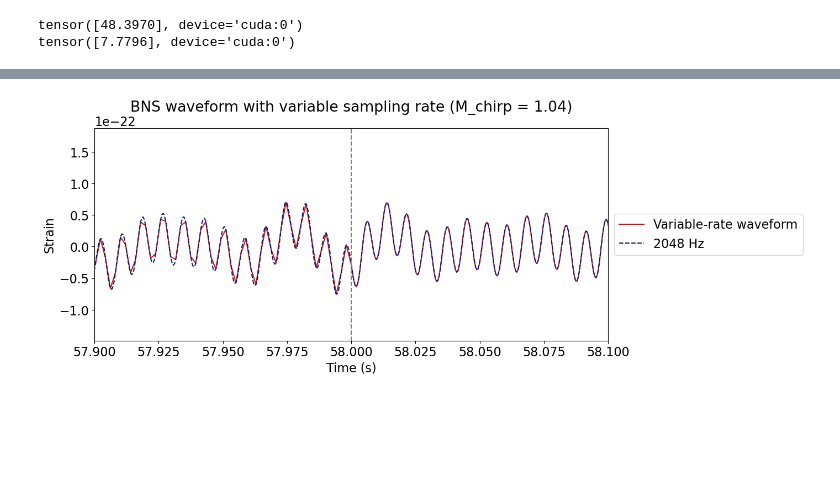
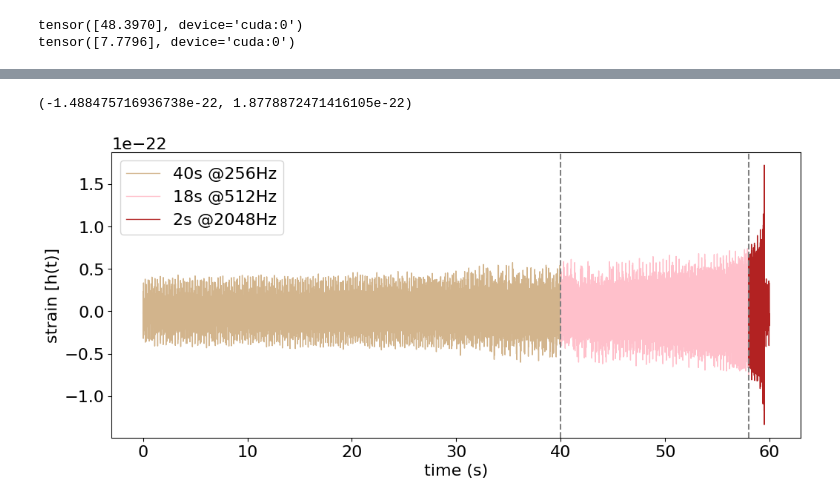
Before and after one commit to bhgupta20/mlgw-project, a Jupyter notebook: bns_tutorial/ml4gw_BNS.ipynb, the cells around one changed output, grey strips where cells are left out. Saved outputs shown, nothing was run; the diff lists cells and outputs as text; code cells hidden in the pictures; blank space fills up the shorter version.

```diff
--- a/bns_tutorial/ml4gw_BNS.ipynb
+++ b/bns_tutorial/ml4gw_BNS.ipynb
@@ -678,17 +678,51 @@ plt.xlim(39.9,40.1)
 plt.show()
 # %% [output]
 [figure]
-# %%
-plt.figure(figsize=(12, 5))
-plt.plot(times_low1.cpu(), h_var_low1.cpu().squeeze(), color='firebrick', label='Variable-rate waveform')
-plt.plot(result_low1[2048]['t'], result_low1[2048]['hp'],color='midnightblue', linestyle='--', label='2048 Hz')
-plt.axvline(x=40, color='grey', linestyle='--')
-plt.axvline(x=58, color='grey', linestyle='--')
-plt.xlabel("Time (s)")
-plt.ylabel("Strain")
-plt.title("BNS waveform with variable sampling rate (M_chirp = 1.04)")
-plt.legend(loc='center left', bbox_to_anchor=(1, 0.5))
-plt.xlim(57.9,58.1)
-plt.show()
-# %% [output]
-[figure, removed]
+# %%
+def build_variable_indices(sr=2048, schedule=None, device=None):
+        if schedule is None:
+            schedule = torch.tensor([[0, 40, 256],
+                                    [40, 58, 512],
+                                    [58, 60, 2048]], dtype=torch.int, device=device)
+
+        idx = torch.tensor([], dtype=torch.long, device=device)
+        for s in schedule:
+            if idx.size()[0] == 0:
+                start = int(s[0] * sr)
+            else:
+                start = int(idx[-1]) + int(idx[-1] - idx[-2])
+            stop = int(start + (s[1] - s[0]) * sr)
+            step = int(sr // s[2])
+            idx = torch.cat((idx, torch.arange(start, stop, step, dtype=torch.int, device=device)))
+        return idx
+# %%
+indices = build_variable_indices(sr=2048)
+X2 = result_low1[2048]['hp'].index_select(dim=-1, index=indices)
+# %%
+time1 = torch.arange(0, 40, 1 / 256)
+time2 = torch.arange(0, 18, 1 / 512) + time1[-1] + (1 / 256)
+time3 = torch.arange(0, 2, 1 / 2048) + time2[-1] + (1 / 512)
+timet = torch.cat([time1, time2, time3])
+
+time = torch.arange(0, 60, 1 / 2048)
+# %%
+plt.figure(figsize=(12, 5))
+
+plt.plot(time1, X2[:10240], color='tan', linewidth=1, label='40s @256Hz')
+plt.plot(time2, X2[10240:19456], color='pink', linewidth=1, label='18s @512Hz')
+plt.plot(time3, X2[19456:], color='firebrick', linewidth=1, label='2s @2048Hz')
+
+
+plt.axvline(x=40, color='grey', linestyle='--')
+plt.axvline(x=58, color='grey', linestyle='--')
+
+plt.xlabel('time (s)')
+plt.ylabel('strain [h(t)]')
+
+plt.legend(loc='best')
+# plt.xlim(57.9, 58.1)
+# plt.xlim(59.4, 59.5)
+plt.ylim()
+# %% [output]
+(-1.488475716936738e-22, 1.8778872471416105e-22)
+[figure, added]
```
Also changed, not shown: parts of 22 cells of this notebook.
